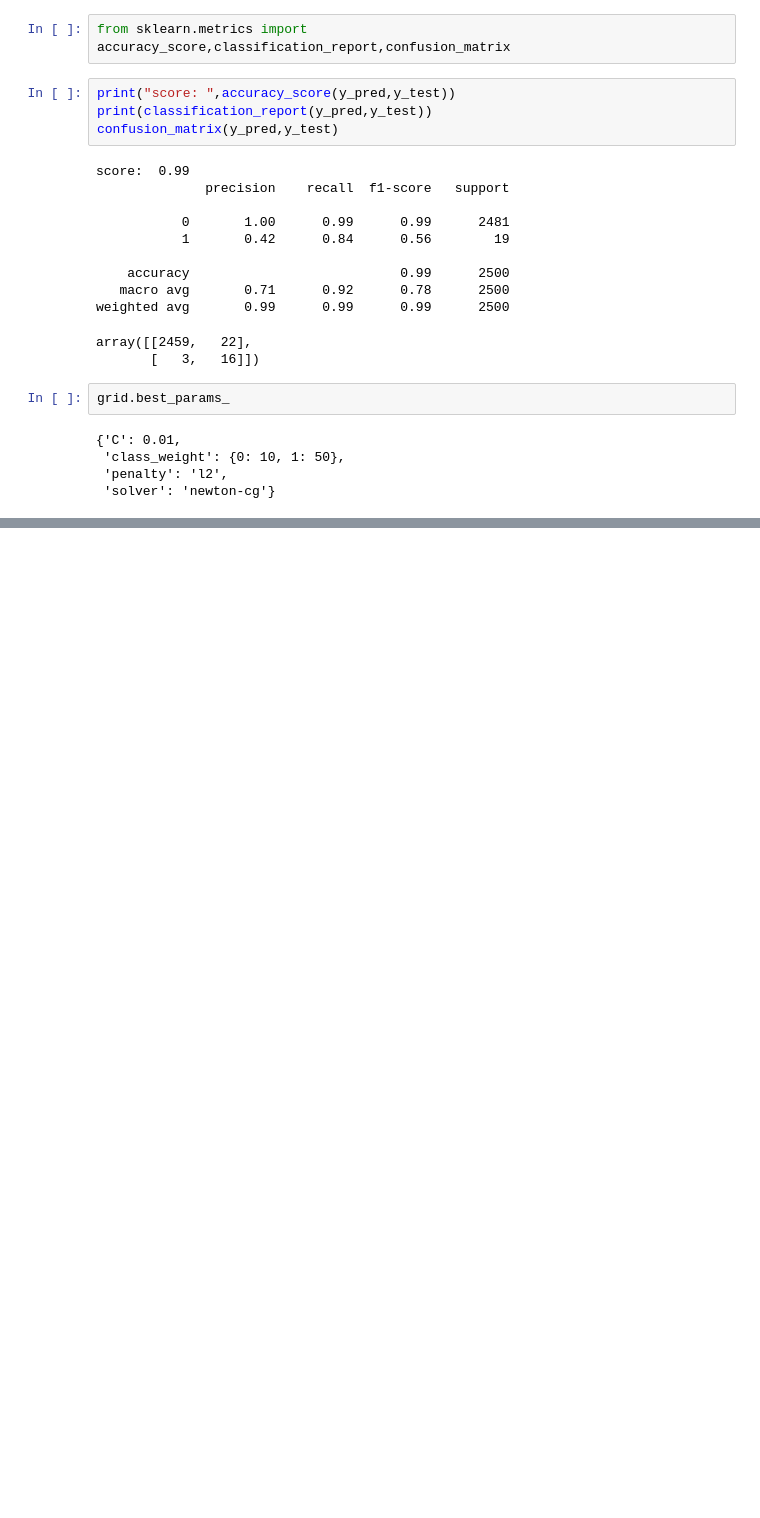
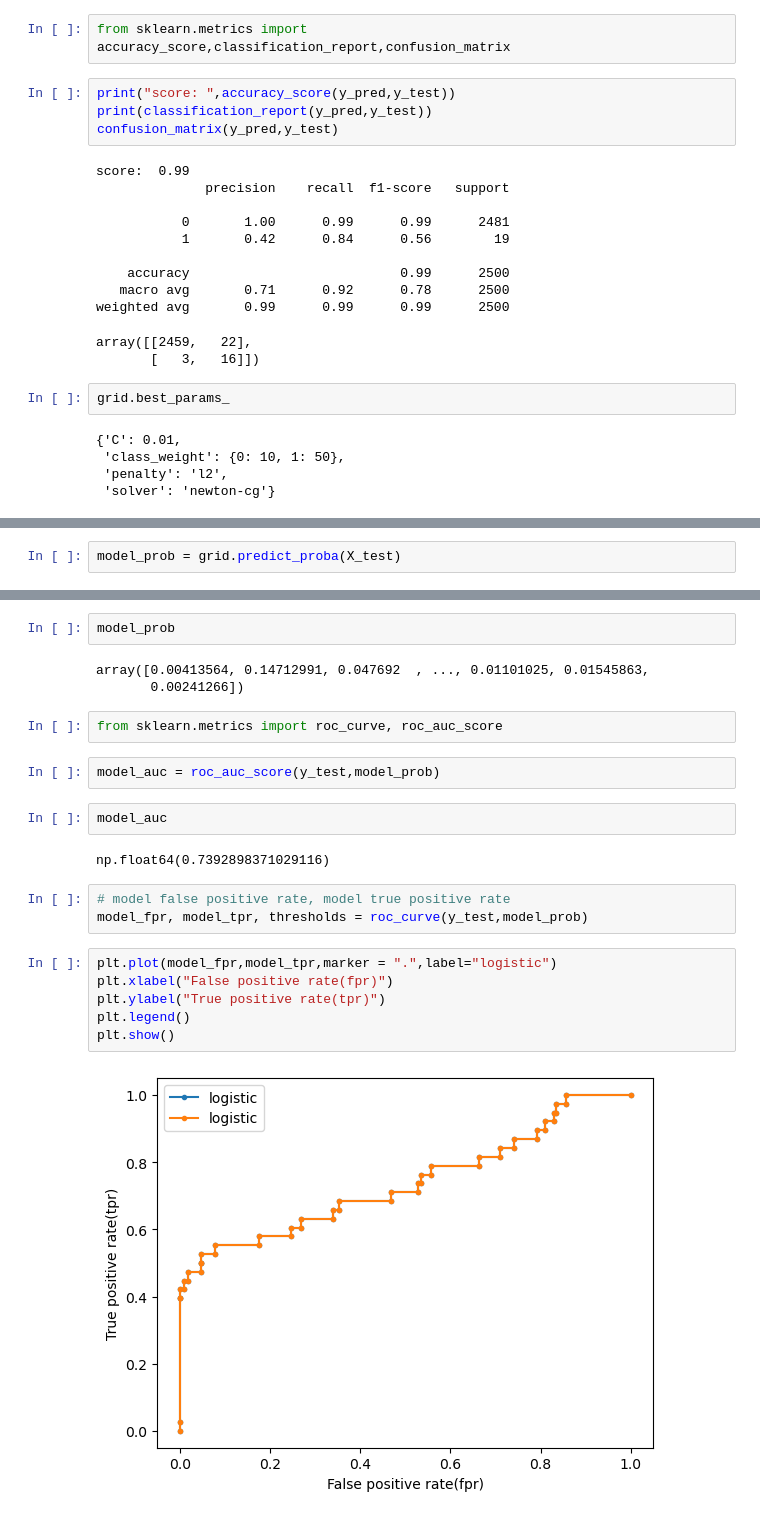
Before and after one commit to AbdullahTurgut/Machine-Learning, a Jupyter notebook: 9- LogisticRegressionAdvanced.ipynb, the cells around one changed output, grey strips where cells are left out. Cells and saved outputs as stored; diff of their text form; blank space fills up the shorter version.

```diff
--- a/9- LogisticRegressionAdvanced.ipynb
+++ b/9- LogisticRegressionAdvanced.ipynb
@@ -123,0 +130,2 @@ grid.best_params_
+# %%
+model_prob = grid.predict_proba(X_test)
@@ -123,0 +134,24 @@ grid.best_params_
+# %%
+model_prob
+# %% [output]
+array([0.00413564, 0.14712991, 0.047692  , ..., 0.01101025, 0.01545863,
+       0.00241266])
+# %%
+from sklearn.metrics import roc_curve, roc_auc_score
+# %%
+model_auc = roc_auc_score(y_test,model_prob)
+# %%
+model_auc
+# %% [output]
+np.float64(0.7392898371029116)
+# %%
+# model false positive rate, model true positive rate
+model_fpr, model_tpr, thresholds = roc_curve(y_test,model_prob)
+# %%
+plt.plot(model_fpr,model_tpr,marker = ".",label="logistic")
+plt.xlabel("False positive rate(fpr)")
+plt.ylabel("True positive rate(tpr)")
+plt.legend()
+plt.show()
+# %% [output]
+[figure, added]
```
Also changed, not shown: parts of 6 cells of this notebook.
